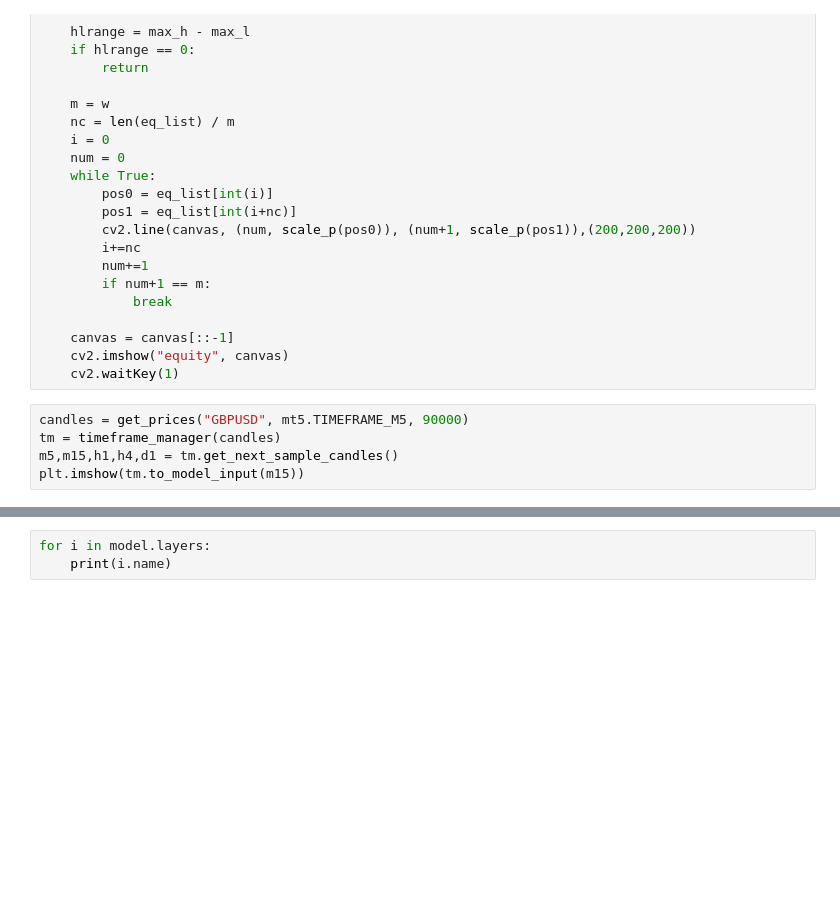
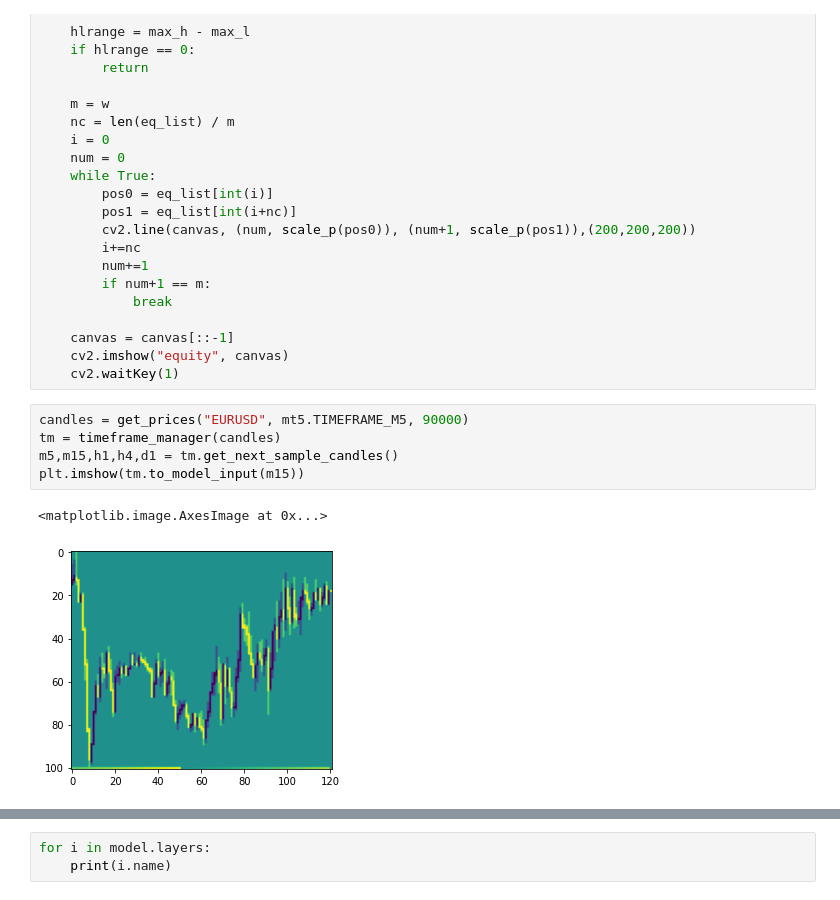
Before and after one commit to dercodeKoenig/ipda_vs_dqn_m5, a Jupyter notebook: tx_7/test.ipynb, the cells around one changed output, grey strips where cells are left out. Saved outputs shown, nothing was run; the diff lists cells and outputs as text; blank space fills up the shorter version.

```diff
--- a/tx_7/test.ipynb
+++ b/tx_7/test.ipynb
@@ -447,10 +465,13 @@ def plot_eq(eq_list):
     cv2.imshow("equity", canvas)
     cv2.waitKey(1)
 # %%
-candles = get_prices("GBPUSD", mt5.TIMEFRAME_M5, 90000)
+candles = get_prices("EURUSD", mt5.TIMEFRAME_M5, 90000)
 tm = timeframe_manager(candles)
 m5,m15,h1,h4,d1 = tm.get_next_sample_candles()
 plt.imshow(tm.to_model_input(m15))
+# %% [output]
+<matplotlib.image.AxesImage at 0x...>
+[figure, added]
 # %%
 pos_size = 0.05 * 100000
 comm = 8/100000
```
Also changed, not shown: parts of 4 cells of this notebook, 7 other files.
